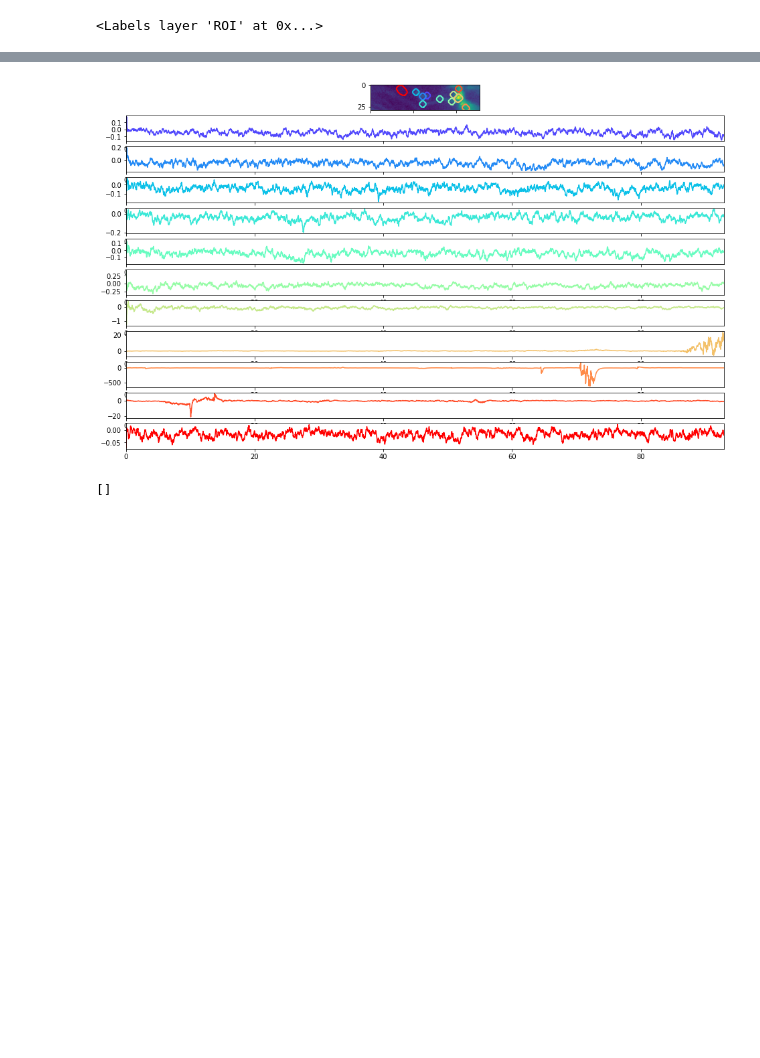
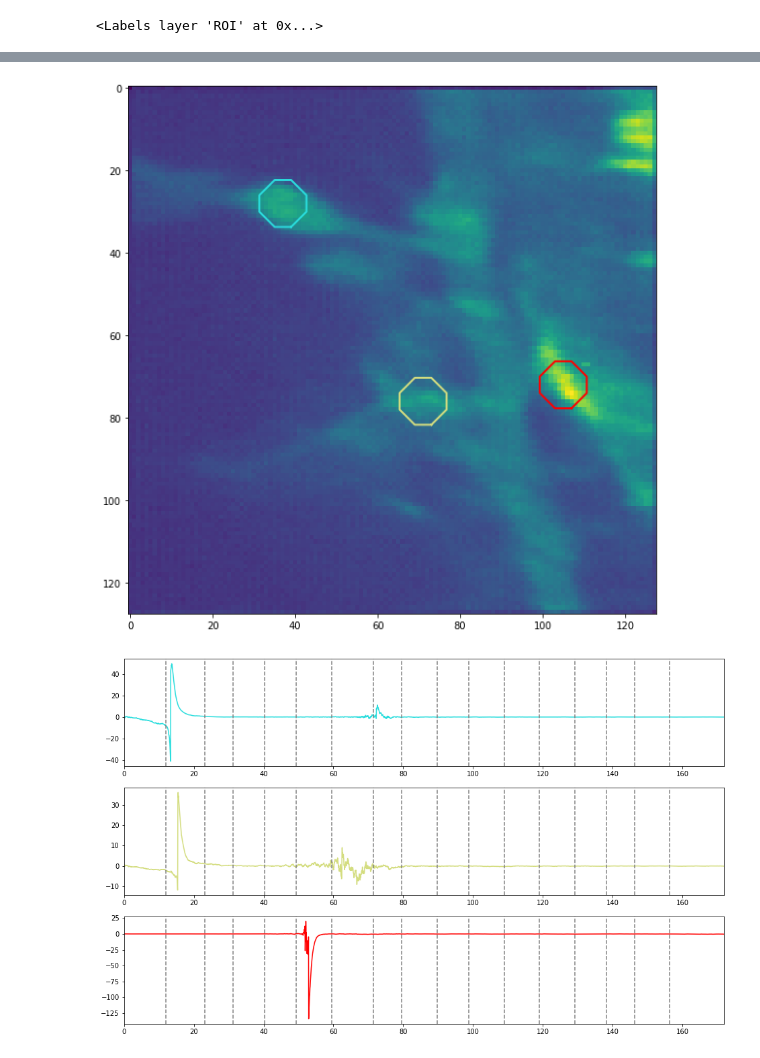
Before and after one commit to Peter-Hogg/GluSnFr-Notebook, a Jupyter notebook: GluSnFR3_Notebook.ipynb, the cells around one changed output, grey strips where cells are left out. Saved outputs shown, nothing was run; the diff lists cells and outputs as text; code cells hidden in the pictures; blank space fills up the shorter version.

Commit message:
Need to fix bug for plotting stim

```diff
--- a/GluSnFR3_Notebook.ipynb
+++ b/GluSnFR3_Notebook.ipynb
@@ -47,8 +47,8 @@ def returnROITrace(video, mask):
 # %%
 # CONSTANTS AND FILES
 HZ = 22.11
-FILE = 'ROI2/Clip5/Test1_22_11_HZ_00014.tif'
-STIM_FILE = 'ROI2/Clip5/StimOutput02-04-2021 13-54.csv'
+FILE = '/mnt/5404b8a5-71b7-4464-9a1e-b40cd26fac58/Data_Drive/GluSnFr3_Project/GluSnfr3_210204/GPI/ROI_1/Clip1/Test1_22_11_HZ_00009.tif'
+STIM_FILE = '/mnt/5404b8a5-71b7-4464-9a1e-b40cd26fac58/Data_Drive/GluSnFr3_Project/GluSnfr3_210204/GPI/ROI_1/Clip1/StimOutput02-04-2021 13-19_Test_22_11_00009.csv'
 MOVIE = imread(FILE)
 
 if STIM_FILE is not None:
@@ -81,7 +81,7 @@ Stable_Image[0, : : ] = MOVIE[0, :, :]
 for i in trange(MOVIE.shape[0]-1):
     shift, error, diffphase = phase_cross_correlation(smooth_movie[i, :,:], smooth_movie[(i+1),:,:], upsample_factor=100)
     # IF THE SHIFT IS GREATE THAN ZERO PIXELS APPLY A SHIFT TO THE ARRAY
-    if shift[0] or shift[1] > 0:
+    if (shift[0]> 0) or (shift[1] > 0):
         shifted_frame = ndi.interpolation.shift(MOVIE[(i+1),:,:], shift)
         Stable_Image[i+1, :,:] = shifted_frame
     else:
@@ -95,18 +113,17 @@ viewer.add_image(Stable_Image)
 # %%
 # MANUALLY SET THE FRAMES TO PROCESS
 # SET AN INT FOR THE FIRST FRAME
-FIRST_FRAME = 7000
+FIRST_FRAME = 0
 
 # SET AN INT FOR THE LAST FRAME
-LAST_FRAME = 11275
+LAST_FRAME = 3800
 
-stable = MOVIE[FIRST_FRAME:LAST_FRAME,:,:]
+stable = Stable_Image[FIRST_FRAME:LAST_FRAME,:,:]
 viewer = napari.Viewer()
 viewer.add_image(stable)
 
 if STIM_FILE is not None:
     stim2plot = []
     for stim in STIM_LIST:
-        if FIRST_FRAME < stim*HZ < LAST_FRAME:
-            print(stim)
-            stim2plot.append(stim -FIRST_FRAME)
+        if FIRST_FRAME <= stim*(1/HZ) <= LAST_FRAME:
+            stim2plot.append(stim - FIRST_FRAME*(HZ))
@@ -151,32 +155,30 @@ for roi in ROI_LABLES:
 # %%
 # PLOTS DF/F OF ROI OVER STD PROJECTION OF THE SAMPLE MOVIE
 
 
 rainbow = cm.get_cmap('rainbow', len(ROI_LABLES))
 time = np.arange(stable.shape[0])/HZ
 
 ROI_LABLES = np.unique(ROI)
-fig, axs = plt.subplots(len(ROI_LABLES), )
-axs[0].imshow(DENDRITE)
+fig2, ax1 = plt.subplots()
+fig, axs = plt.subplots(len(ROI_LABLES)-1)
+ax1.imshow(DENDRITE)
 for roi in ROI_LABLES:
     if roi > 0:
         mask = ROI.copy()
         mask[mask!=roi] = 0
         mask[mask!=0] = 1
         roi_trace = returnROITrace(stable, mask)
         roi_trace = pnf.deltaFOverF0(roi_trace, 80)
         #roi_trace = pnf.nndSmooth(roi_trace, 22.12, .023 )
         contour = measure.find_contours(mask, .3)
-        axs[0].plot(contour[0][:, 1],contour[0][:, 0], linewidth=2, color=rainbow(roi/ROI_LABLES.max()))
-        axs[int(roi)].plot(time,roi_trace, color=rainbow(roi/ROI_LABLES.max()))
-        axs[int(roi)].set_xlim([0,np.max(time)])
+        ax1.plot(contour[0][:, 1],contour[0][:, 0], linewidth=2, color=rainbow(roi/ROI_LABLES.max()))
+        axs[int(roi)-1].plot(time,roi_trace, color=rainbow(roi/ROI_LABLES.max()))
+        axs[int(roi)-1].set_xlim([0,np.max(time)])
         #axs[int(roi)].set_ylim([-6,45])
         if STIM_FILE is not None:
             for stim in stim2plot:
-                axs[int(roi)].axvline(x=(stim/HZ), ls='--', color='grey')
+                axs[int(roi)-1].axvline(x=(stim/HZ), ls='--', color='grey')
 # %% [output]
-[figure, old version]
+[figure, new version]
+[figure, added]
-# %%
-stim2plot
-# %% [output]
-[]
```
Also changed, not shown: parts of 6 cells of this notebook.
